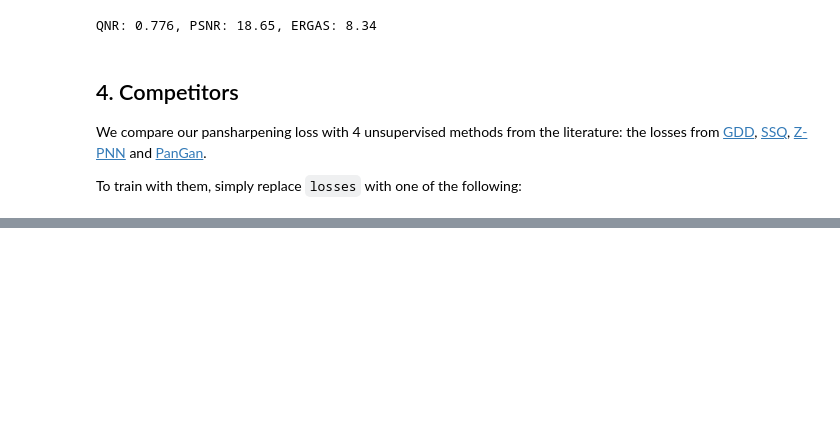
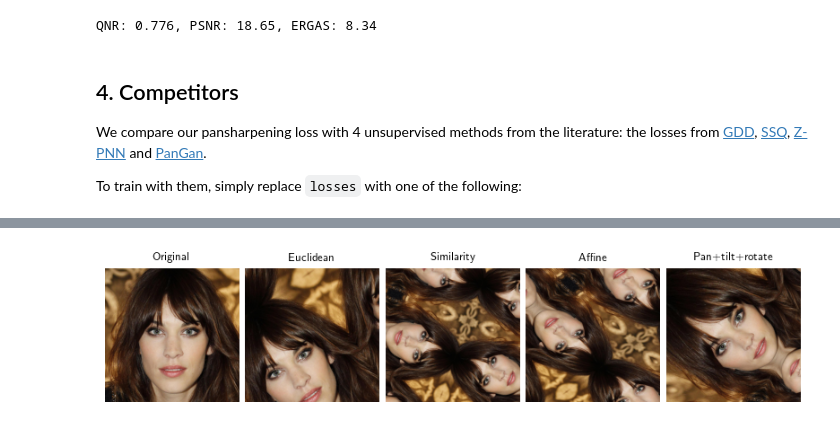
Before and after one commit to Andrewwango/perspective-equivariant-imaging, a Jupyter notebook: demo.ipynb, the cells around one changed output, grey strips where cells are left out. Drawn from its saved outputs; the diff is of its cells as text; code cells hidden in the pictures; blank space fills up the shorter version.

```diff
--- a/demo.ipynb
+++ b/demo.ipynb
@@ -191,0 +199,14 @@ PanGan_losses = [
+# %%
+x_sample = PIL2tensor("img/celeba_example.jpg")
+
+dinv.utils.plot([
+    x_sample,
+    Euclidean()(x_sample),
+    Similarity()(x_sample),
+    Affine()(x_sample),
+    PanTiltRotate(theta_max=5)(x_sample)
+], titles=[
+    "Original", "Euclidean", "Similarity", "Affine", "Pan+tilt+rotate"
+])
+# %% [output]
+[figure, added]
```
Also changed, not shown: parts of 2 cells of this notebook, 13 other files.
